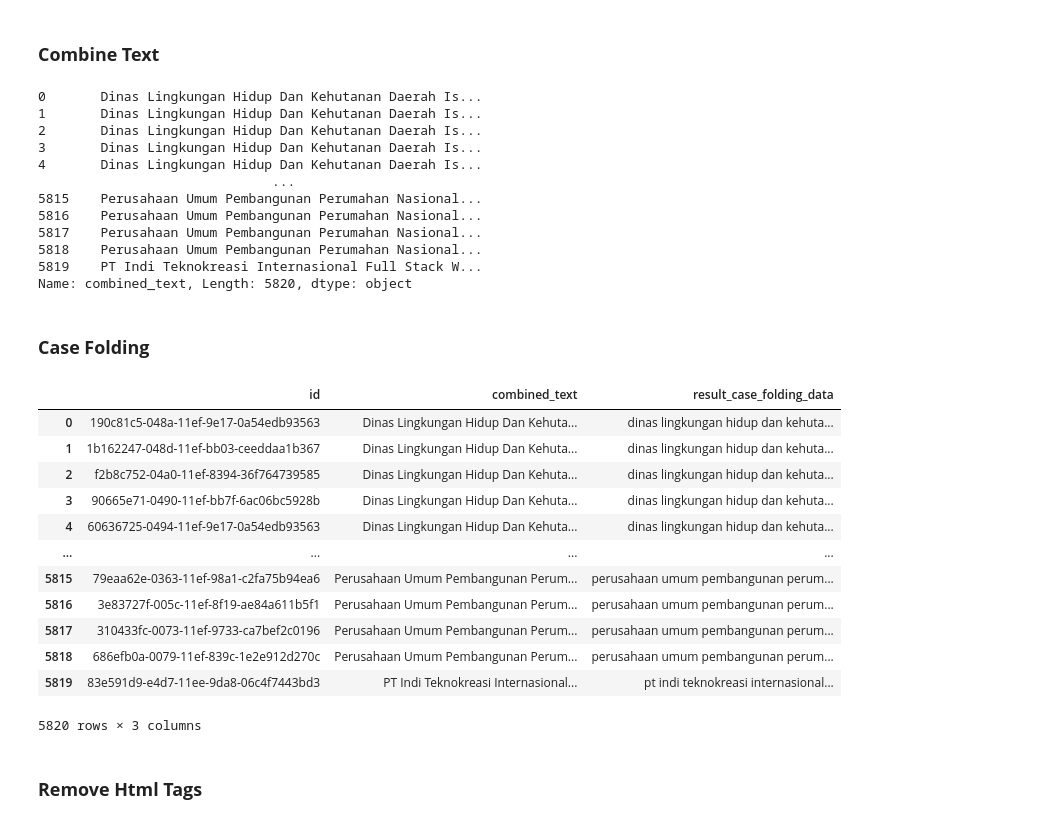
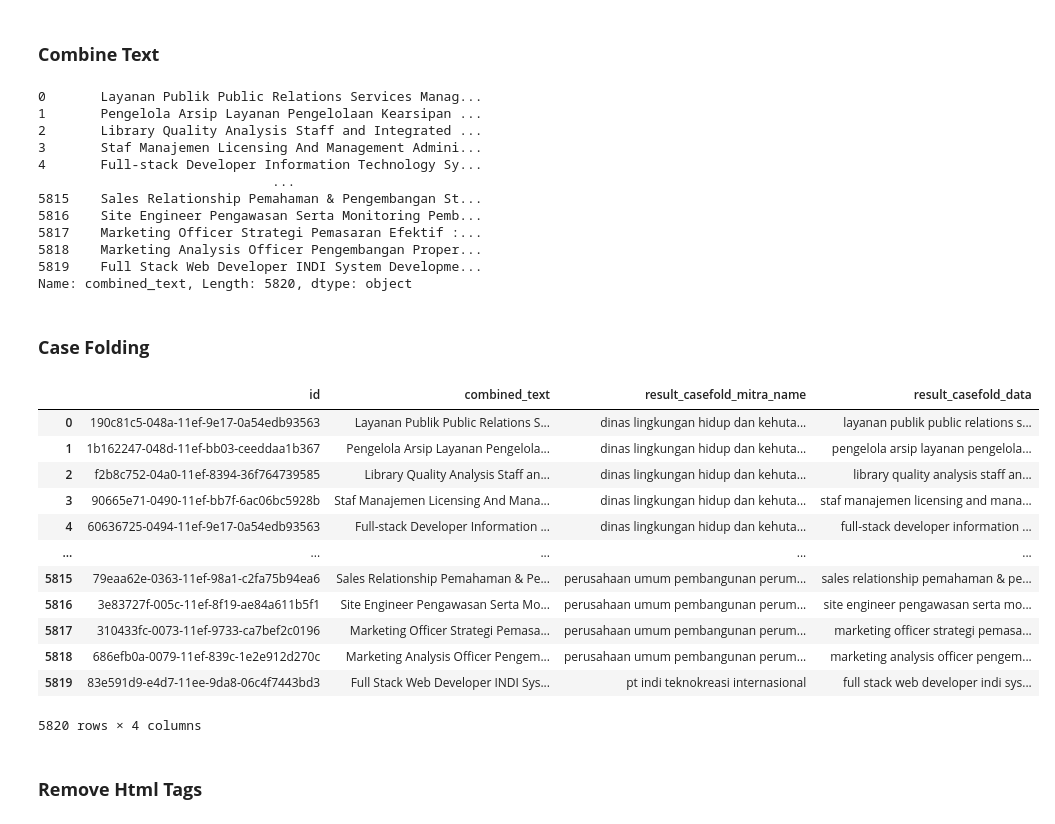
Before and after one commit to Aszaychik/optimasi-search-magang-merdeka, a Jupyter notebook: notebooks/model.ipynb, the cells around one changed output. Saved outputs shown, nothing was run; the diff lists cells and outputs as text; code cells hidden in the pictures.

Commit message:
feat(model): update preprocessing for mitra_name

```diff
--- a/notebooks/model.ipynb
+++ b/notebooks/model.ipynb
@@ -183,41 +183,42 @@ data['skills'] = data['skills'].apply(lambda x: [skill['name'] for skill in x] i
 data['skills'] = data['skills'].apply(lambda x: ', '.join(x) if isinstance(x, list) else x)
 # %%
 # Combine "name", "additional_title", and "skills" into a new column
-data['combined_text'] = data['mitra_name'] + ' ' + data['name']+ ' ' + data['additional_title'] + ' ' + data['skills'].astype(str)
+data['combined_text'] = data['name']+ ' ' + data['additional_title'] + ' ' + data['skills'].astype(str)
 
 data['combined_text']
 # %% [output]
-0       Dinas Lingkungan Hidup Dan Kehutanan Daerah Is...
-1       Dinas Lingkungan Hidup Dan Kehutanan Daerah Is...
-2       Dinas Lingkungan Hidup Dan Kehutanan Daerah Is...
-3       Dinas Lingkungan Hidup Dan Kehutanan Daerah Is...
-4       Dinas Lingkungan Hidup Dan Kehutanan Daerah Is...
+0       Layanan Publik Public Relations Services Manag...
+1       Pengelola Arsip Layanan Pengelolaan Kearsipan ...
+2       Library Quality Analysis Staff and Integrated ...
+3       Staf Manajemen Licensing And Management Admini...
+4       Full-stack Developer Information Technology Sy...
                               ...
-5815    Perusahaan Umum Pembangunan Perumahan Nasional...
-5816    Perusahaan Umum Pembangunan Perumahan Nasional...
-5817    Perusahaan Umum Pembangunan Perumahan Nasional...
-5818    Perusahaan Umum Pembangunan Perumahan Nasional...
-5819    PT Indi Teknokreasi Internasional Full Stack W...
+5815    Sales Relationship Pemahaman & Pengembangan St...
+5816    Site Engineer Pengawasan Serta Monitoring Pemb...
+5817    Marketing Officer Strategi Pemasaran Efektif :...
+5818    Marketing Analysis Officer Pengembangan Proper...
+5819    Full Stack Web Developer INDI System Developme...
 Name: combined_text, Length: 5820, dtype: object
 # %% [markdown]
 ### **Case Folding**
 # %%
-data['result_case_folding_data'] = data['combined_text'].apply(lambda x: x.casefold())
-data[['id', 'combined_text','result_case_folding_data']]
+data['result_casefold_mitra_name'] = data['mitra_name'].apply(lambda x: x.casefold())
+data['result_casefold_data'] = data['combined_text'].apply(lambda x: x.casefold())
+data[['id', 'combined_text', 'result_casefold_mitra_name','result_casefold_data']]
 # %% [output]
-|  | id | combined_text | result_case_folding_data |
-| 0 | 190c81c5-048a-11ef-9e17-0a54edb93563 | Dinas Lingkungan Hidup Dan Kehuta... | dinas lingkungan hidup dan kehuta... |
-| 1 | 1b162247-048d-11ef-bb03-ceeddaa1b367 | Dinas Lingkungan Hidup Dan Kehuta... | dinas lingkungan hidup dan kehuta... |
-| 2 | f2b8c752-04a0-11ef-8394-36f764739585 | Dinas Lingkungan Hidup Dan Kehuta... | dinas lingkungan hidup dan kehuta... |
-| 3 | 90665e71-0490-11ef-bb7f-6ac06bc5928b | Dinas Lingkungan Hidup Dan Kehuta... | dinas lingkungan hidup dan kehuta... |
-| 4 | 60636725-0494-11ef-9e17-0a54edb93563 | Dinas Lingkungan Hidup Dan Kehuta... | dinas lingkungan hidup dan kehuta... |
-| ... | ... | ... | ... |
-| 5815 | 79eaa62e-0363-11ef-98a1-c2fa75b94ea6 | Perusahaan Umum Pembangunan Perum... | perusahaan umum pembangunan perum... |
-| 5816 | 3e83727f-005c-11ef-8f19-ae84a611b5f1 | Perusahaan Umum Pembangunan Perum... | perusahaan umum pembangunan perum... |
-| 5817 | 310433fc-0073-11ef-9733-ca7bef2c0196 | Perusahaan Umum Pembangunan Perum... | perusahaan umum pembangunan perum... |
-| 5818 | 686efb0a-0079-11ef-839c-1e2e912d270c | Perusahaan Umum Pembangunan Perum... | perusahaan umum pembangunan perum... |
-| 5819 | 83e591d9-e4d7-11ee-9da8-06c4f7443bd3 | PT Indi Teknokreasi Internasional... | pt indi teknokreasi internasional... |
+|  | id | combined_text | result_casefold_mitra_name | result_casefold_data |
+| 0 | 190c81c5-048a-11ef-9e17-0a54edb93563 | Layanan Publik Public Relations S... | dinas lingkungan hidup dan kehuta... | layanan publik public relations s... |
+| 1 | 1b162247-048d-11ef-bb03-ceeddaa1b367 | Pengelola Arsip Layanan Pengelola... | dinas lingkungan hidup dan kehuta... | pengelola arsip layanan pengelola... |
+| 2 | f2b8c752-04a0-11ef-8394-36f764739585 | Library Quality Analysis Staff an... | dinas lingkungan hidup dan kehuta... | library quality analysis staff an... |
+| 3 | 90665e71-0490-11ef-bb7f-6ac06bc5928b | Staf Manajemen Licensing And Mana... | dinas lingkungan hidup dan kehuta... | staf manajemen licensing and mana... |
+| 4 | 60636725-0494-11ef-9e17-0a54edb93563 | Full-stack Developer Information ... | dinas lingkungan hidup dan kehuta... | full-stack developer information ... |
+| ... | ... | ... | ... | ... |
+| 5815 | 79eaa62e-0363-11ef-98a1-c2fa75b94ea6 | Sales Relationship Pemahaman & Pe... | perusahaan umum pembangunan perum... | sales relationship pemahaman & pe... |
+| 5816 | 3e83727f-005c-11ef-8f19-ae84a611b5f1 | Site Engineer Pengawasan Serta Mo... | perusahaan umum pembangunan perum... | site engineer pengawasan serta mo... |
+| 5817 | 310433fc-0073-11ef-9733-ca7bef2c0196 | Marketing Officer Strategi Pemasa... | perusahaan umum pembangunan perum... | marketing officer strategi pemasa... |
+| 5818 | 686efb0a-0079-11ef-839c-1e2e912d270c | Marketing Analysis Officer Pengem... | perusahaan umum pembangunan perum... | marketing analysis officer pengem... |
+| 5819 | 83e591d9-e4d7-11ee-9da8-06c4f7443bd3 | Full Stack Web Developer INDI Sys... | pt indi teknokreasi internasional | full stack web developer indi sys... |
-5820 rows × 3 columns
+5820 rows × 4 columns
 # %% [markdown]
 ### **Remove Html Tags**
 # %%
```
Also changed, not shown: parts of 7 cells of this notebook.
